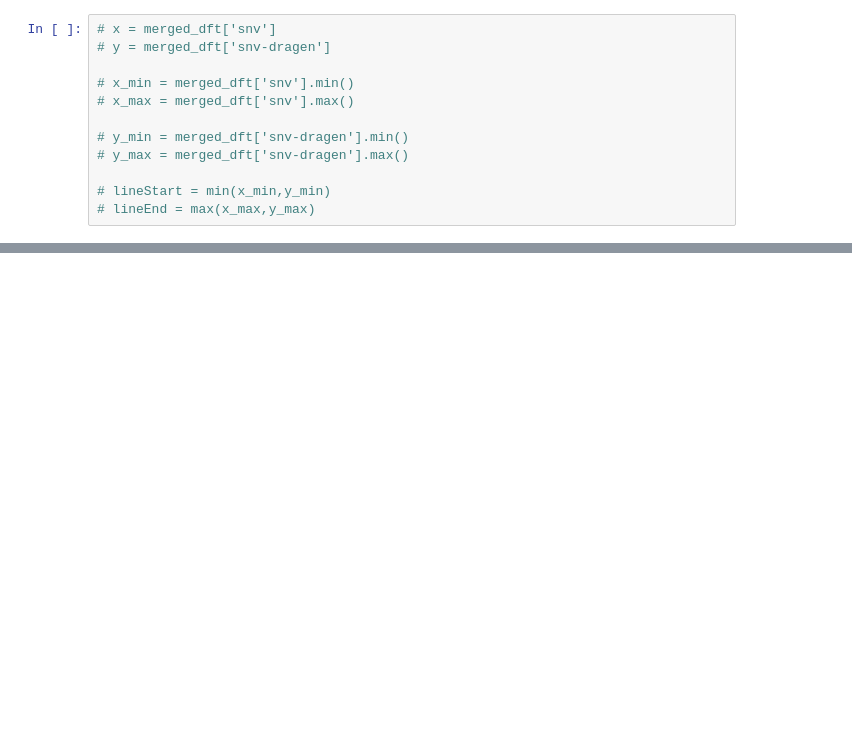
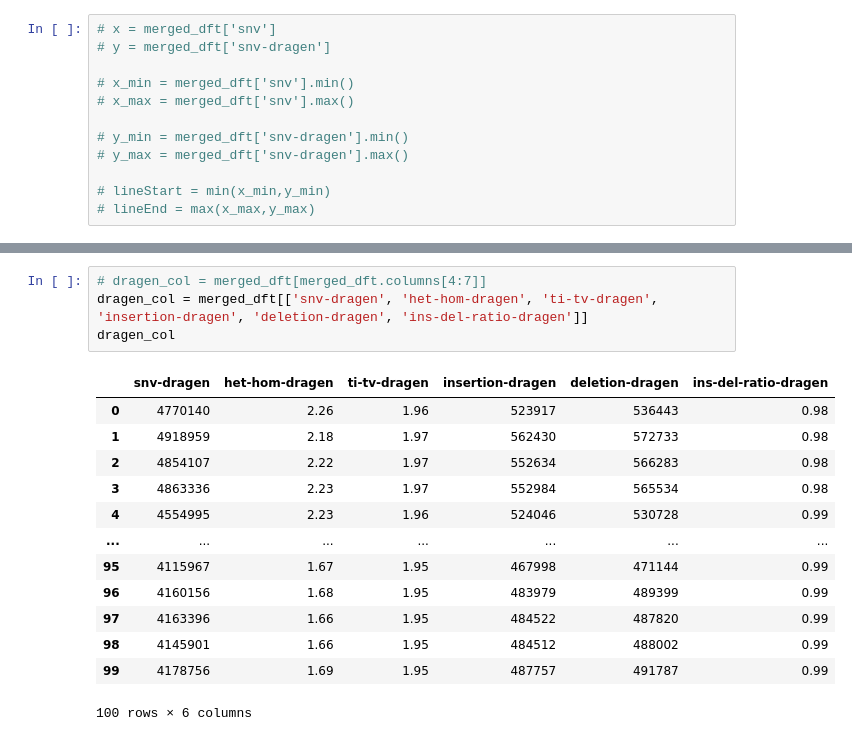
Before and after one commit to ga4gh/quality-control-wgs, a Jupyter notebook: benchmark_resources/stats/Metrics_correlation.ipynb, the cells around one changed output, grey strips where cells are left out. Saved outputs shown, nothing was run; the diff lists cells and outputs as text; blank space fills up the shorter version.

```diff
--- a/benchmark_resources/stats/Metrics_correlation.ipynb
+++ b/benchmark_resources/stats/Metrics_correlation.ipynb
@@ -58 +77,19 @@ merged_dft
+# %%
+# dragen_col = merged_dft[merged_dft.columns[4:7]]
+dragen_col = merged_dft[['snv-dragen', 'het-hom-dragen', 'ti-tv-dragen', 'insertion-dragen', 'deletion-dragen', 'ins-del-ratio-dragen']]
+dragen_col
+# %% [output]
+|  | snv-dragen | het-hom-dragen | ti-tv-dragen | insertion-dragen | deletion-dragen | ins-del-ratio-dragen |
+| 0 | 4770140 | 2.26 | 1.96 | 523917 | 536443 | 0.98 |
+| 1 | 4918959 | 2.18 | 1.97 | 562430 | 572733 | 0.98 |
+| 2 | 4854107 | 2.22 | 1.97 | 552634 | 566283 | 0.98 |
+| 3 | 4863336 | 2.23 | 1.97 | 552984 | 565534 | 0.98 |
+| 4 | 4554995 | 2.23 | 1.96 | 524046 | 530728 | 0.99 |
+| ... | ... | ... | ... | ... | ... | ... |
+| 95 | 4115967 | 1.67 | 1.95 | 467998 | 471144 | 0.99 |
+| 96 | 4160156 | 1.68 | 1.95 | 483979 | 489399 | 0.99 |
+| 97 | 4163396 | 1.66 | 1.95 | 484522 | 487820 | 0.99 |
+| 98 | 4145901 | 1.66 | 1.95 | 484512 | 488002 | 0.99 |
+| 99 | 4178756 | 1.69 | 1.95 | 487757 | 491787 | 0.99 |
+100 rows × 6 columns
 # %%
```
Also changed, not shown: parts of 4 cells of this notebook.
